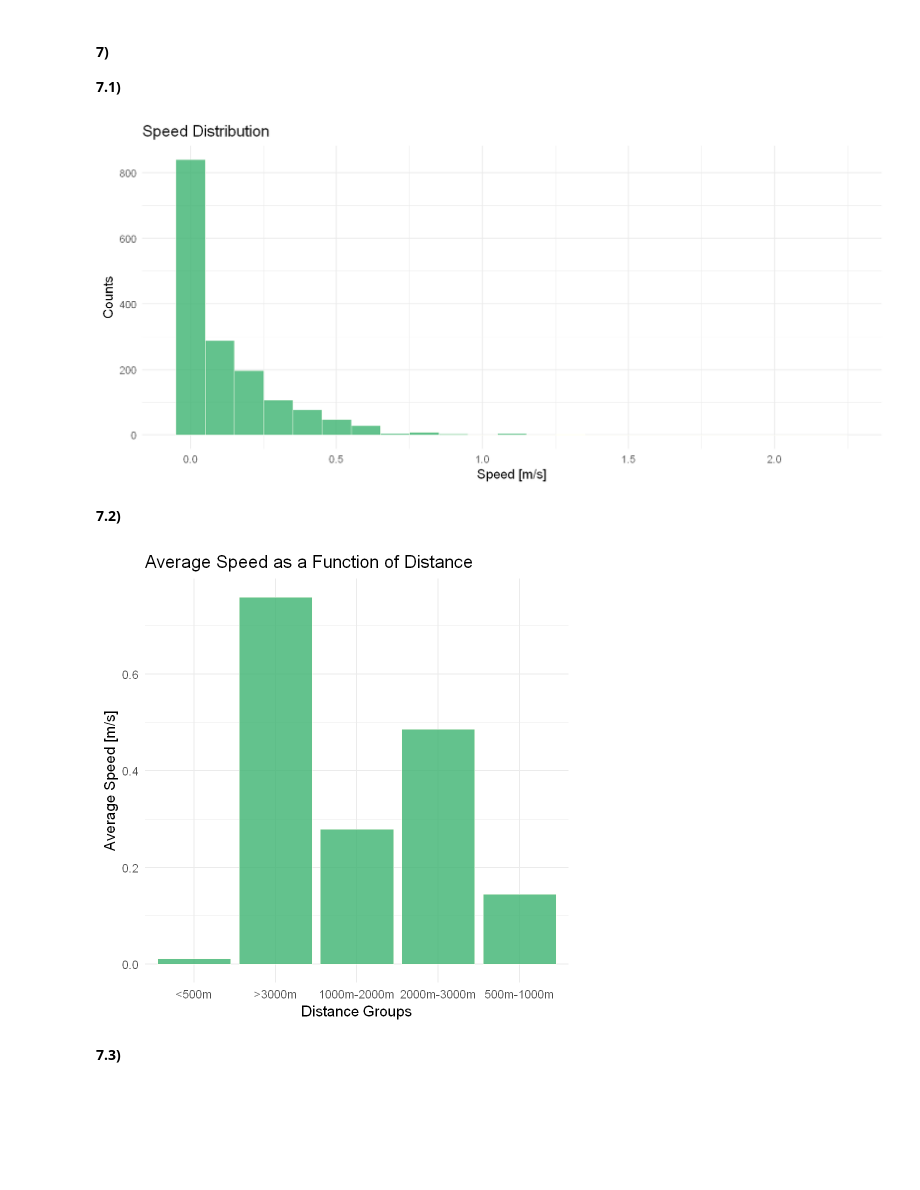
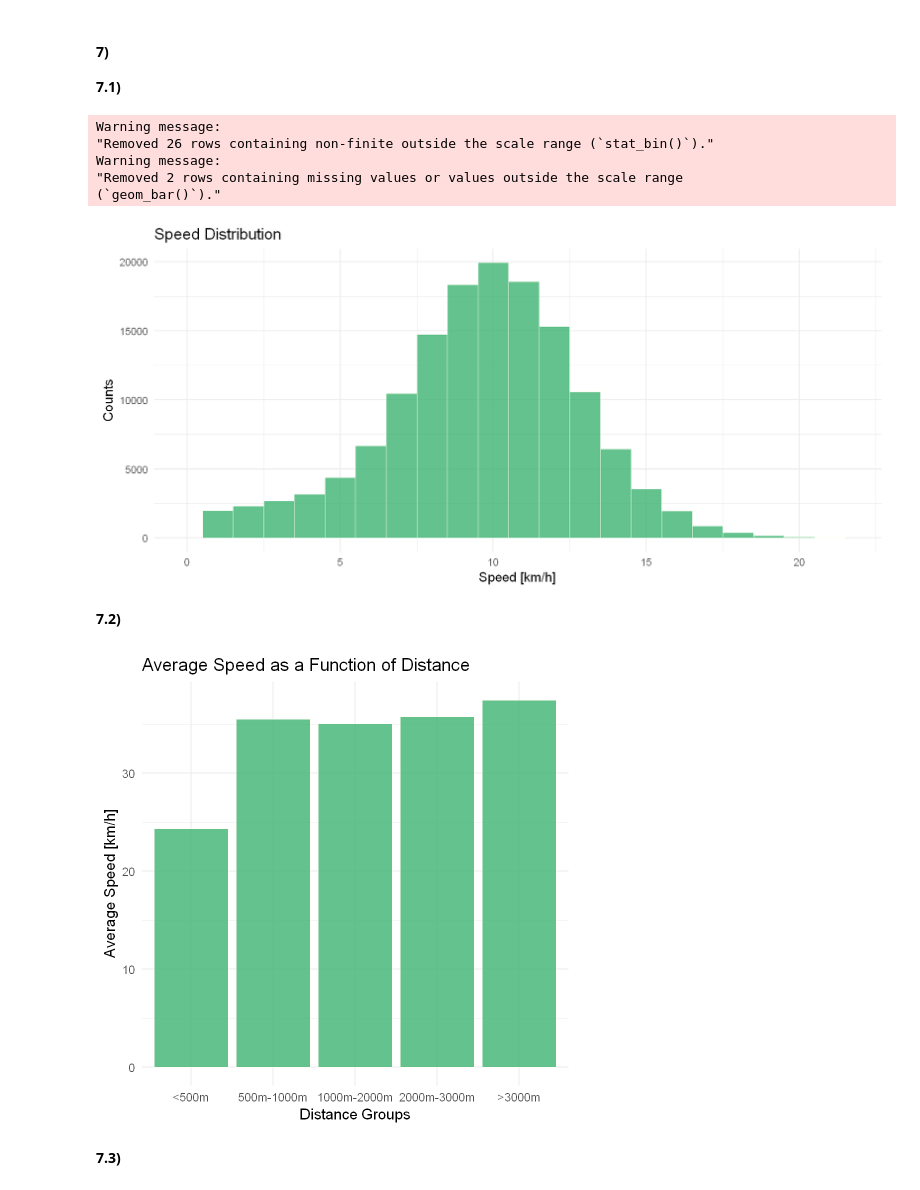
Before and after one commit to Berto70/advstat, a Jupyter notebook: ex1/Bertinelli_Gabriele_rlab01.ipynb, the cells around one changed output. Saved outputs shown, nothing was run; the diff lists cells and outputs as text; code cells hidden in the pictures; blank space fills up the shorter version.

```diff
--- a/ex1/Bertinelli_Gabriele_rlab01.ipynb
+++ b/ex1/Bertinelli_Gabriele_rlab01.ipynb
@@ -261,57 +263,64 @@ hourly_plot # hourly distribution on weekdays, separating customer and subscribe
 #### 7)
 **7.1)**
 # %%
-df_vel <- df_clean %>% filter(tripduration > 3600) # filter out trips longer than 1 hour
+df_vel <- df_clean %>% filter(tripduration <= 3600) # filter out trips longer than 1 hour
 
 # calculate distance between start and end stations
 df_vel$dist <- distHaversine(cbind(df_vel$`start station longitude`, df_vel$`start station latitude`),
 							  cbind(df_vel$`end station longitude`, df_vel$`end station latitude`))
 
-df_vel$speed <- (df_vel$dist / df_vel$tripduration)#*3.6
+df_vel$speed <- (df_vel$dist / df_vel$tripduration)*3.6
 
 options(repr.plot.width = 15, repr.plot.height = 7)
 
 speed_hist <- ggplot(data=df_vel, aes(x=speed)) +
-				geom_histogram(binwidth=0.1, fill='mediumseagreen', color='ivory', alpha=0.8) +
-				labs(title='Speed Distribution', x='Speed [m/s]', y='Counts') +
+				geom_histogram(binwidth=1, fill='mediumseagreen', color='ivory', alpha=0.8) +
+				labs(title='Speed Distribution', x='Speed [km/h]', y='Counts') +
+				xlim(c(0, 6*3.6)) +
+				# ylim(c(0, 2500)) +
 				theme_minimal(base_size = 18)
 
 speed_hist
 # %% [output]
+Warning message:
+"Removed 26 rows containing non-finite outside the scale range (`stat_bin()`)."
+Warning message:
+"Removed 2 rows containing missing values or values outside the scale range
+(`geom_bar()`)."
-[figure, old version]
+[figure, new version]
 # %% [markdown]
 **7.2)**
 # %%
 # Filter the data for distance groups
 df_group1 <- df_vel %>% filter(dist < 500)
 df_group2 <- df_vel %>% filter(dist >= 500 & dist < 1000)
 df_group3 <- df_vel %>% filter(dist >= 1000 & dist < 2000)
 df_group4 <- df_vel %>% filter(dist >= 2000 & dist < 3000)
 df_group5 <- df_vel %>% filter(dist >= 3000)
 
 avg_speed_group1 <- mean(df_group1$speed)
 avg_speed_group2 <- mean(df_group2$speed)
 avg_speed_group3 <- mean(df_group3$speed)
 avg_speed_group4 <- mean(df_group4$speed)
 avg_speed_group5 <- mean(df_group5$speed)
 
 
 avg_speed_dist <- data.frame(group_dist = c("<500m", "500m-1000m", "1000m-2000m", "2000m-3000m", ">3000m"),
 								avg_speed = c(avg_speed_group1, avg_speed_group2, avg_speed_group3,
-												avg_speed_group4, avg_speed_group5))
+												avg_speed_group4, avg_speed_group5)*3.6)
 
 options(repr.plot.width = 8, repr.plot.height = 8)
 
-
-speed_distance_plot <- ggplot(data = avg_speed_dist, aes(x = group_dist, y = avg_speed)) +
+level_order <- c("<500m", "500m-1000m", "1000m-2000m", "2000m-3000m", ">3000m")
+speed_distance_plot <- ggplot(data = avg_speed_dist, aes(x = factor(group_dist, level=level_order), y = avg_speed)) +
 						geom_bar(stat = "identity", fill = "mediumseagreen", color = "ivory", alpha = 0.8) +
 						labs(title = "Average Speed as a Function of Distance",
-						x = "Distance Groups", y = "Average Speed [m/s]") +
+						x = "Distance Groups", y = "Average Speed [km/h]") +
 						theme_minimal(base_size=18)
 
 speed_distance_plot # Plot the average speed as a function of distance
 # %% [output]
-[figure, old version]
+[figure, new version]
 # %% [markdown]
 **7.3)**
 # %%
```
Also changed, not shown: parts of 7 cells of this notebook.
